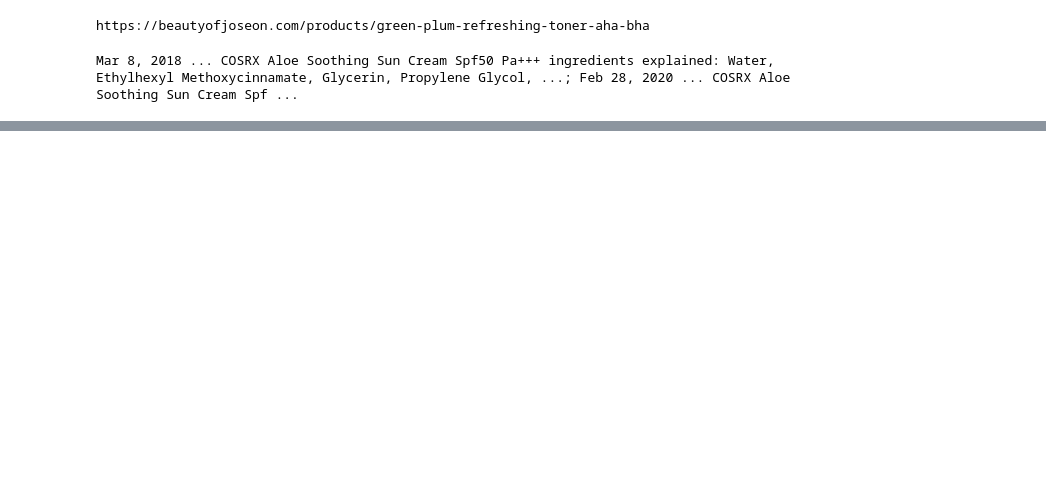
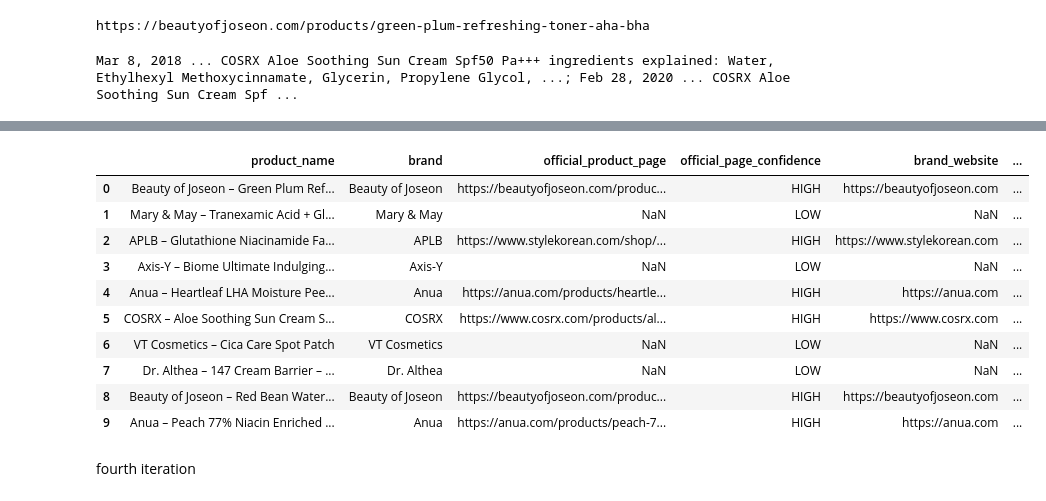
Before and after one commit to wont-laylow/sraper_and_validation_proj, a Jupyter notebook: day_2/notebook.ipynb, the cells around one changed output, grey strips where cells are left out. Saved outputs shown, nothing was run; the diff lists cells and outputs as text; code cells hidden in the pictures; blank space fills up the shorter version.

```diff
--- a/day_2/notebook.ipynb
+++ b/day_2/notebook.ipynb
@@ -41,0 +66,18 @@ Mar 8, 2018 ... COSRX Aloe Soothing Sun Cream Spf50 Pa+++ ingredients explained:
+# %%
+df = pd.read_csv("enriched_products.csv")
+# %%
+df
+# %% [output]
+|  | product_name | brand | official_product_page | official_page_confidence | brand_website | ... |
+| 0 | Beauty of Joseon – Green Plum Ref... | Beauty of Joseon | https://beautyofjoseon.com/produc... | HIGH | https://beautyofjoseon.com | ... |
+| 1 | Mary & May – Tranexamic Acid + Gl... | Mary & May | NaN | LOW | NaN | ... |
+| 2 | APLB – Glutathione Niacinamide Fa... | APLB | https://www.stylekorean.com/shop/... | HIGH | https://www.stylekorean.com | ... |
+| 3 | Axis-Y – Biome Ultimate Indulging... | Axis-Y | NaN | LOW | NaN | ... |
+| 4 | Anua – Heartleaf LHA Moisture Pee... | Anua | https://anua.com/products/heartle... | HIGH | https://anua.com | ... |
+| 5 | COSRX – Aloe Soothing Sun Cream S... | COSRX | https://www.cosrx.com/products/al... | HIGH | https://www.cosrx.com | ... |
+| 6 | VT Cosmetics – Cica Care Spot Patch | VT Cosmetics | NaN | LOW | NaN | ... |
+| 7 | Dr. Althea – 147 Cream Barrier – ... | Dr. Althea | NaN | LOW | NaN | ... |
+| 8 | Beauty of Joseon – Red Bean Water... | Beauty of Joseon | https://beautyofjoseon.com/produc... | HIGH | https://beautyofjoseon.com | ... |
+| 9 | Anua – Peach 77% Niacin Enriched ... | Anua | https://anua.com/products/peach-7... | HIGH | https://anua.com | ... |
+# %% [markdown]
+fourth iteration
```
Also changed, not shown: parts of 7 cells of this notebook, 4 other files.
